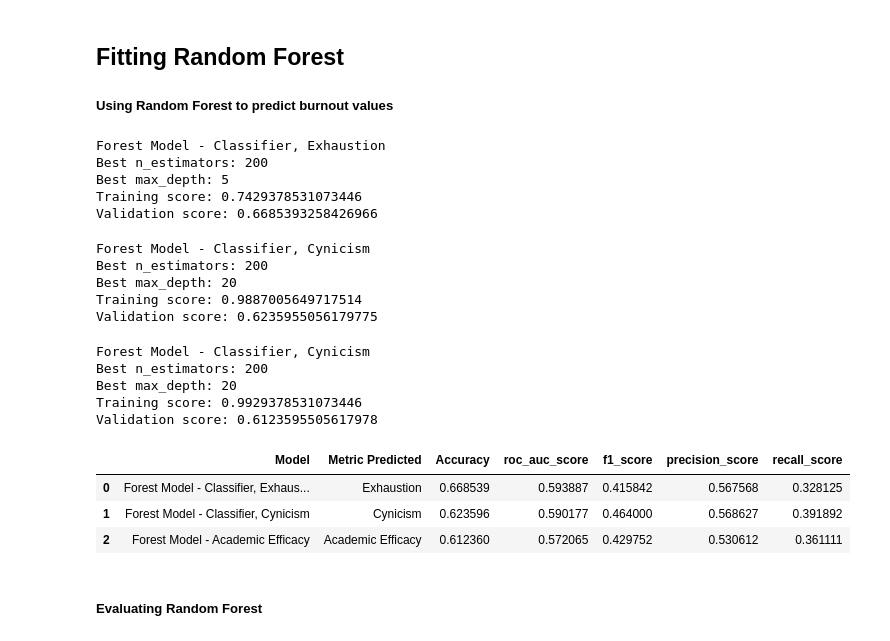
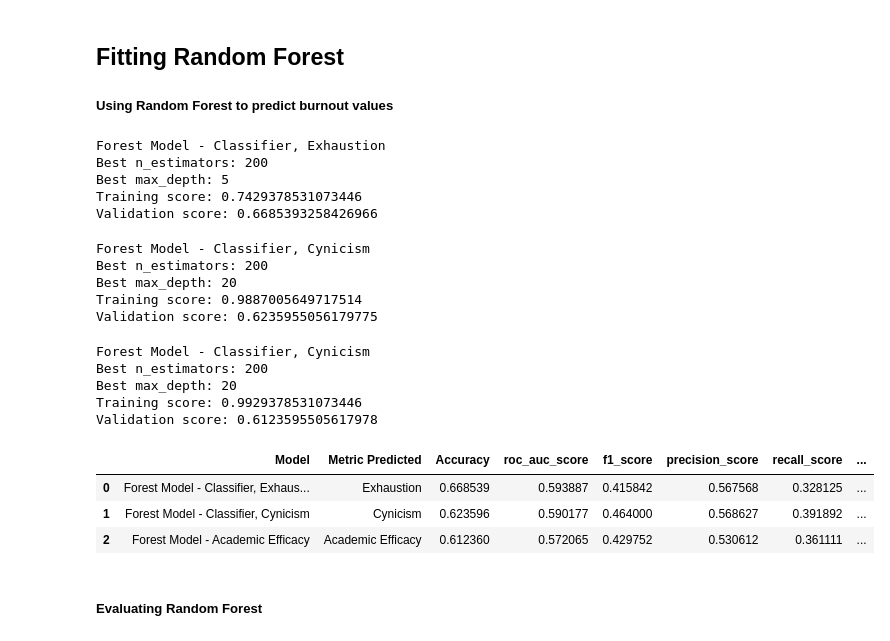
Before and after one commit to OrionSehn-personal/BurnoutPrediction, a Jupyter notebook: Burnout_Analysis.ipynb, the cells around one changed output. Drawn from its saved outputs; the diff is of its cells as text; code cells hidden in the pictures.

```diff
--- a/Burnout_Analysis.ipynb
+++ b/Burnout_Analysis.ipynb
@@ -114,7 +114,7 @@ for train_index, val_index in split.split(data, data["mbi_ex"]):
 
 # Dataframe to hold results on performance of models
 
-results = pd.DataFrame(columns=['Model', 'Metric Predicted', 'Accuracy', 'roc_auc_score', 'f1_score', 'precision_score', 'recall_score'])
+results = pd.DataFrame(columns=['Model', 'Metric Predicted', 'Accuracy', 'roc_auc_score', 'f1_score', 'precision_score', 'recall_score', 'hyperparameters'])
 # %% [markdown]
 ### Predicting Burnout:
 
@@ -186,7 +186,8 @@ results = results.append({\
 'roc_auc_score': roc_auc_score(y_ex_val, best_forest_model_ex.predict(val_X)),
 'f1_score': f1_score(y_ex_val, best_forest_model_ex.predict(val_X)),
 'precision_score': precision_score(y_ex_val, best_forest_model_ex.predict(val_X)),
-'recall_score': recall_score(y_ex_val, best_forest_model_ex.predict(val_X))
+'recall_score': recall_score(y_ex_val, best_forest_model_ex.predict(val_X)),
+'hyperparameters': 'n_estimators: ' + str(best_n) + ', max_depth: ' + str(best_depth)
   }, ignore_index=True)
 
 # Cynicism
@@ -217,7 +218,8 @@ results = results.append({
     'roc_auc_score': roc_auc_score(y_cy_val, best_forest_model_cy.predict(val_X)),
     'f1_score': f1_score(y_cy_val, best_forest_model_cy.predict(val_X)),
     'precision_score': precision_score(y_cy_val, best_forest_model_cy.predict(val_X)),
-    'recall_score': recall_score(y_cy_val, best_forest_model_cy.predict(val_X))
+    'recall_score': recall_score(y_cy_val, best_forest_model_cy.predict(val_X)),
+    'hyperparameters': 'n_estimators: ' + str(best_n) + ', max_depth: ' + str(best_depth)
 }, ignore_index=True)
 
 
@@ -244,37 +246,38 @@ print("Best max_depth:", best_depth)
 print("Training score:", best_forest_model_ea.score(train_X, y_ea_train))
 print("Validation score:", best_forest_model_ea.score(val_X, y_ea_val))
 
 results = results.append(
     {'Model': 'Forest Model - Academic Efficacy',
     'Accuracy': best_forest_model_ea.score(val_X, y_ea_val),
     'Metric Predicted': 'Academic Efficacy',
     'roc_auc_score': roc_auc_score(y_ea_val, best_forest_model_ea.predict(val_X)),
     'f1_score': f1_score(y_ea_val, best_forest_model_ea.predict(val_X)),
     'precision_score': precision_score(y_ea_val, best_forest_model_ea.predict(val_X)),
     'recall_score': recall_score(y_ea_val, best_forest_model_ea.predict(val_X)),
+    'hyperparameters': 'n_estimators: ' + str(best_n) + ', max_depth: ' + str(best_depth)
     }, ignore_index=True)
 
 display(results)
 # %% [output]
 Forest Model - Classifier, Exhaustion
 Best n_estimators: 200
 Best max_depth: 5
 Training score: 0.7429378531073446
 Validation score: 0.6685393258426966
 Forest Model - Classifier, Cynicism
 Best n_estimators: 200
 Best max_depth: 20
 Training score: 0.9887005649717514
 Validation score: 0.6235955056179775
 Forest Model - Classifier, Cynicism
 Best n_estimators: 200
 Best max_depth: 20
 Training score: 0.9929378531073446
 Validation score: 0.6123595505617978
-|  | Model | Metric Predicted | Accuracy | roc_auc_score | f1_score | precision_score | recall_score |
-| 0 | Forest Model - Classifier, Exhaus... | Exhaustion | 0.668539 | 0.593887 | 0.415842 | 0.567568 | 0.328125 |
-| 1 | Forest Model - Classifier, Cynicism | Cynicism | 0.623596 | 0.590177 | 0.464000 | 0.568627 | 0.391892 |
-| 2 | Forest Model - Academic Efficacy | Academic Efficacy | 0.612360 | 0.572065 | 0.429752 | 0.530612 | 0.361111 |
+|  | Model | Metric Predicted | Accuracy | roc_auc_score | f1_score | precision_score | recall_score | ... |
+| 0 | Forest Model - Classifier, Exhaus... | Exhaustion | 0.668539 | 0.593887 | 0.415842 | 0.567568 | 0.328125 | ... |
+| 1 | Forest Model - Classifier, Cynicism | Cynicism | 0.623596 | 0.590177 | 0.464000 | 0.568627 | 0.391892 | ... |
+| 2 | Forest Model - Academic Efficacy | Academic Efficacy | 0.612360 | 0.572065 | 0.429752 | 0.530612 | 0.361111 | ... |
 # %% [markdown]
 ##### Evaluating Random Forest
 # %%
```
Also changed, not shown: parts of 2 cells of this notebook.
